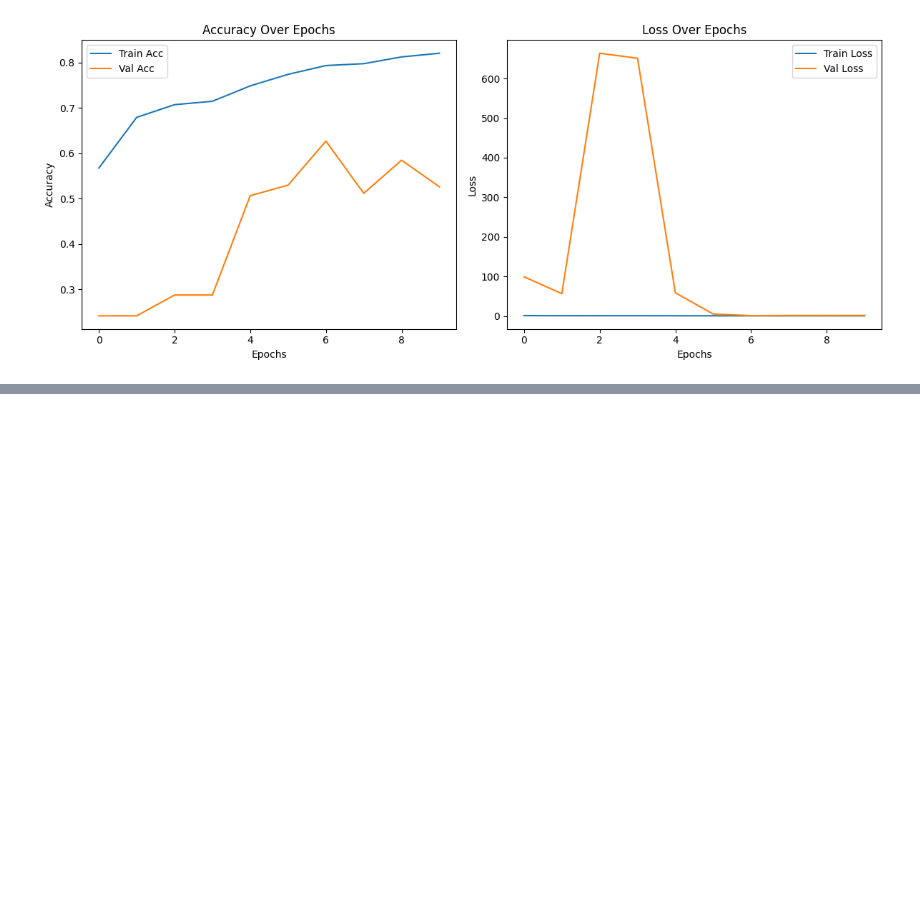
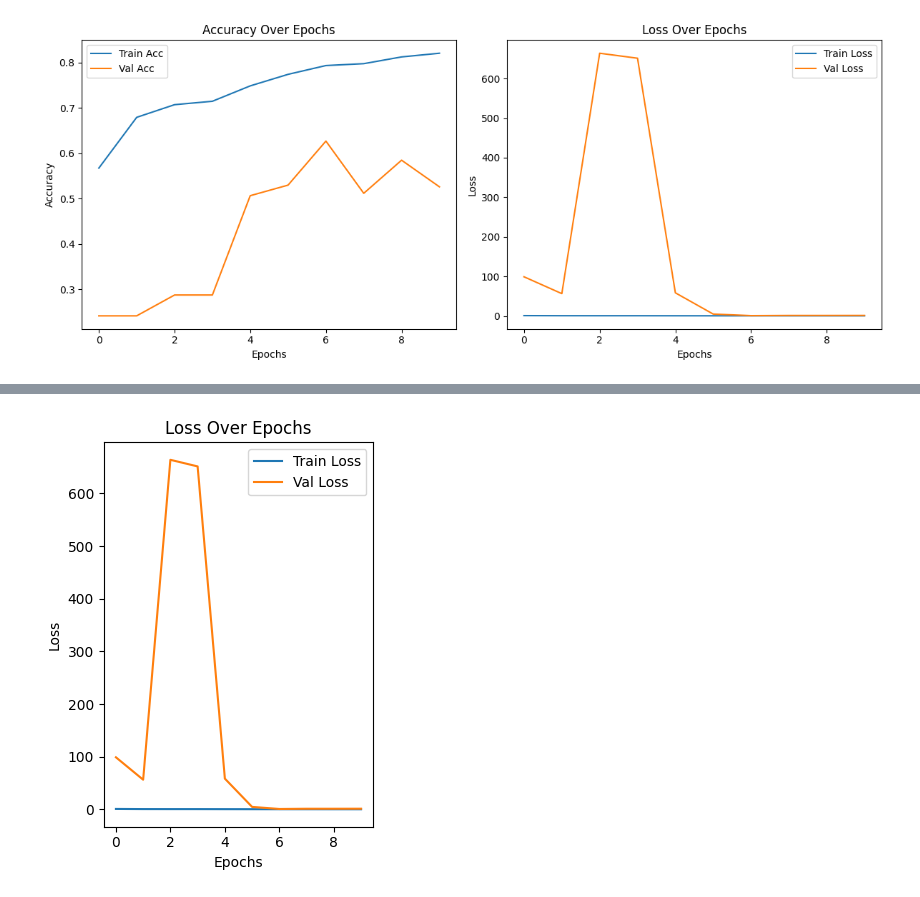
Before and after one commit to ANSHTHAKUR07/Vision-plant-des, a Jupyter notebook: trainin.ipynb, the cells around one changed output, grey strips where cells are left out. Cells and saved outputs as stored; diff of their text form; code cells hidden in the pictures; blank space fills up the shorter version.

```diff
--- a/trainin.ipynb
+++ b/trainin.ipynb
@@ -136,0 +199,15 @@ WARNING:absl:You are saving your model as an HDF5 file via `model.save()` or `ke
+# %%
+# Loss Plot
+plt.subplot(1, 2, 2)
+plt.plot(history.history['loss'], label='Train Loss')
+plt.plot(history.history['val_loss'], label='Val Loss')
+plt.title('Loss Over Epochs')
+plt.xlabel('Epochs')
+plt.ylabel('Loss')
+plt.legend()
+
+# Display the plots
+plt.tight_layout()
+plt.show()
+# %% [output]
+[figure, added]
```
Also changed, not shown: parts of 3 cells of this notebook.
